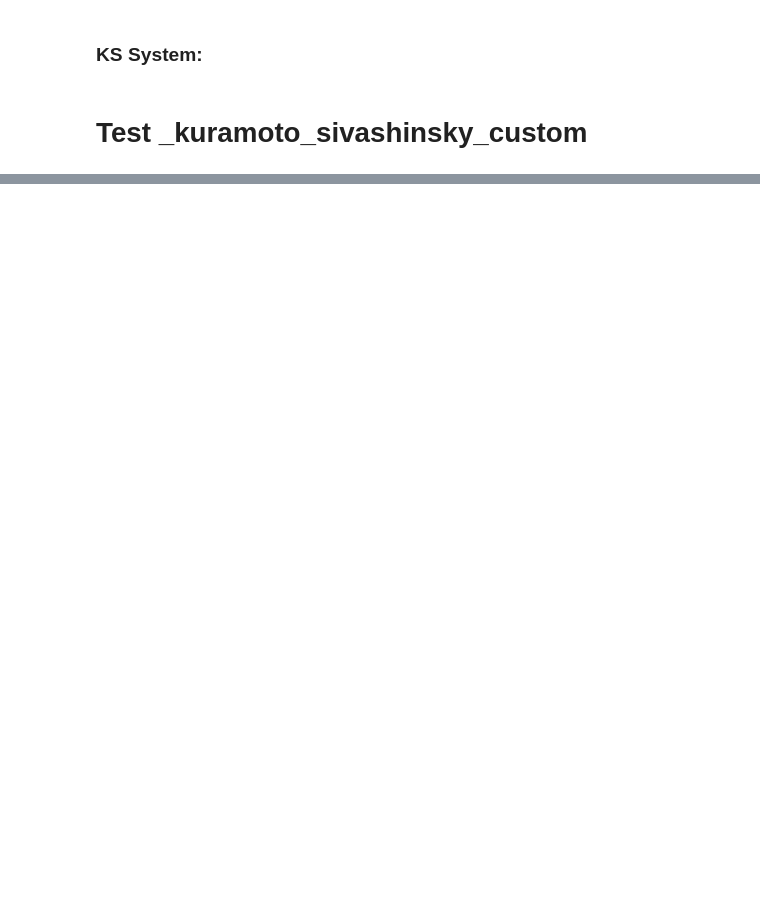
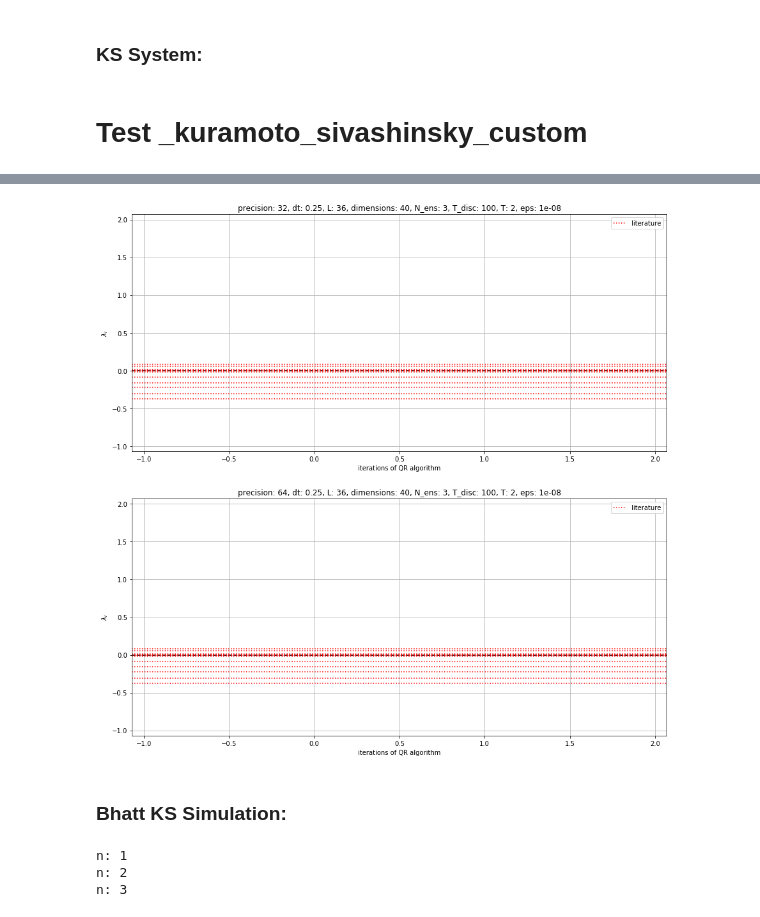
Before and after one commit to baurse/rescomp, a Jupyter notebook: bin/lyapunov_exponents_testing/Lyapunov Exponents_KS_test.ipynb, the cells around one changed output, grey strips where cells are left out. Drawn from its saved outputs; the diff is of its cells as text; code cells hidden in the pictures; blank space fills up the shorter version.

```diff
--- a/bin/lyapunov_exponents_testing/Lyapunov Exponents_KS_test.ipynb
+++ b/bin/lyapunov_exponents_testing/Lyapunov Exponents_KS_test.ipynb
@@ -295,0 +242,12 @@ for prec, val in out_dict.items():
+# %%
+lyapunov_exp_literature = [0.08, 0.056, 0.014, 0.003, -0.003, -0.004, -0.021, -0.088, -0.160, -0.224, -0.309, -0.373]
+
+# PARAMETERS
+dt = 0.25
+N = 50# 10
+tau = 100
+T = 2
+eps = 1e-8
+m = 12
+system_size = 36
+dimensions = 40
@@ -295,0 +289,29 @@ for prec, val in out_dict.items():
+# %%
+plt.figure(figsize=(15,15))
+
+j = 0
+
+for prec, val in out_dict.items():
+
+    plt.subplot(2, 1, j+1)
+    plt.title(f"precision: {prec}, dt: {dt}, L: {system_size}, dimensions: {dimensions}, N_ens: {N_ens}, T_disc: {tau}, T: {T}, eps: {eps}")
+    plt.grid()
+    avg = val.mean(axis=0)
+    error = val.std(axis=0)
+    for dim in range(m):
+        plt.errorbar(x=np.arange(N), y=avg[:, dim], yerr=error[:, dim])
+    plt.xlabel("iterations of QR algorithm")
+    plt.ylabel(r"$\lambda_i$")
+    plt.axhline(0, c="k", linestyle ="--")
+    for i, y in enumerate(lyapunov_exp_literature):
+        if i == 0:
+            plt.axhline(y, c="r", linestyle=":", label="literature")
+        else:
+            plt.axhline(y, c="r", linestyle=":")
+
+    plt.legend()
+    j += 1
+# %% [output]
+[figure, added]
+# %% [markdown]
+### Bhatt KS Simulation:
@@ -295,0 +330,25 @@ for prec, val in out_dict.items():
+# %%
+# %%timeit
+N_ens = 3
+
+result = np.zeros((N_ens, N, m))
+
+np.random.seed(5)
+for n in range(N_ens):
+    print(f"n: {n+1}")
+
+    initial_condition = np.random.randn(dimensions)
+    data_creation_function_KS = create_ks_sim_func(None, None, dimensions, system_size, mode="Bhatt")
+
+    def f(x):
+        return data_creation_function_KS(time_steps=2, dt=dt, starting_point=x)[-1]
+
+    # f = lambda x: data_creation_function_KS(time_steps=2, dt=dt, starting_point=x)[-1]
+
+    out = rescomp.measures.iterator_based_lyapunov_spectrum(f, starting_point=initial_condition, T=T, tau=tau, eps=eps,
+                                              nr_steps=N, dt=dt, return_convergence=True, nr_of_lyapunovs=m)
+    result[n, :, :] = out[1]
+# %% [output]
+n: 1
+n: 2
+n: 3
```
Also changed, not shown: parts of 31 cells of this notebook, 2 other files.
